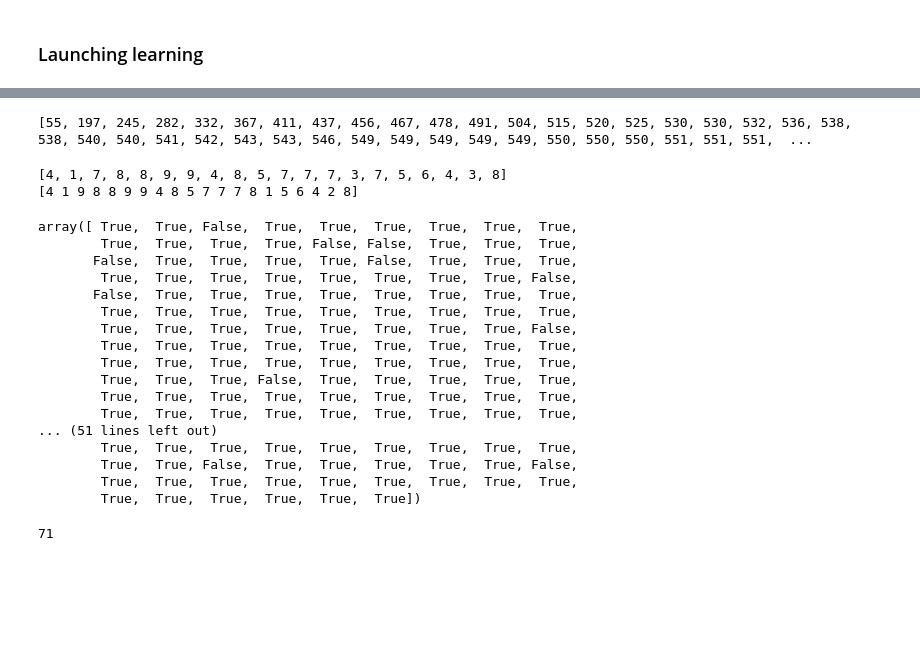
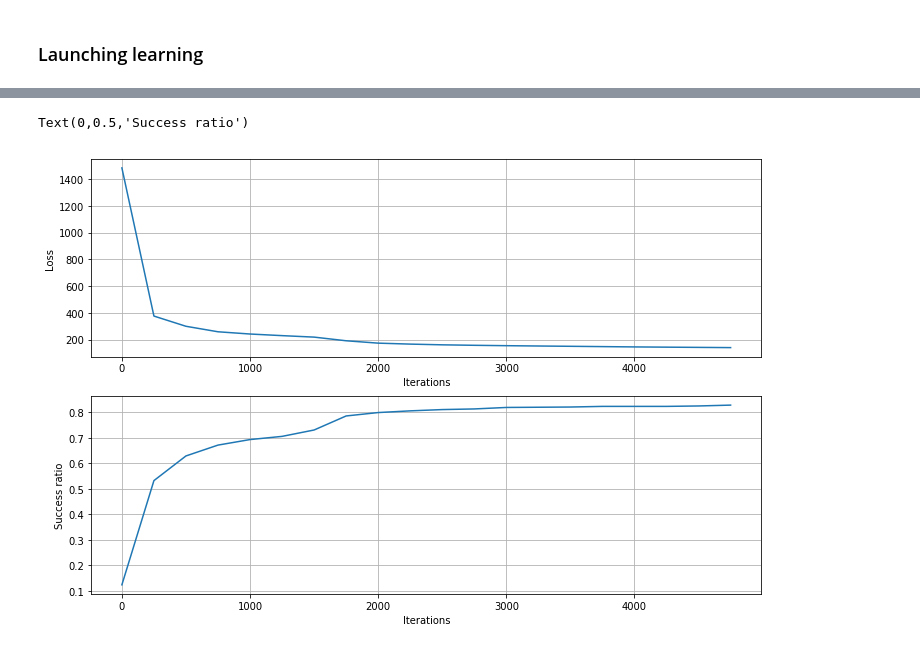
Before and after one commit to FrancoisPgm/apprentissage_auto, a Jupyter notebook: DeepLearning.ipynb, the cells around one changed output, grey strips where cells are left out. Saved outputs shown, nothing was run; the diff lists cells and outputs as text; code cells hidden in the pictures; blank space fills up the shorter version.

```diff
--- a/DeepLearning.ipynb
+++ b/DeepLearning.ipynb
@@ -143,0 +149,3 @@ dataEval.shape[0]
+# %%
+dTest=DataTest[0:600]
+lTest=LabelTest[0:600]
@@ -145,0 +158,8 @@ dataEval.shape[0]
+# %%
+def calcLoss(rawGT,guess):
+    return np.square(rawGT -guess).sum() / 2
+# %%
+def calcSuccess(gt,guess):
+    test= gt==list(map(lambda x :np.argmax(x),guess))
+    rightGuesses=len(list(filter(lambda x: x,test)))/len(gt)
+    return rightGuesses
@@ -164,5 +178,0 @@ labelEval2=np.asarray(list(map(lambda x : makeGT(x) ,labelEval.tolist())))
-# %%
-def backProgLastLayer(Y,Y_pred):
-    error=Y-Y_pred
-    delta=error*sigmoidDiff(Y_pred)
-    return error,delta
@@ -222,34 +218,18 @@ lSuccessRate=list(map(lambda x : x / 600,lSuccess))
-# %%
-showLearning(lR)
-# %% [output]
-[55, 197, 245, 282, 332, 367, 411, 437, 456, 467, 478, 491, 504, 515, 520, 525, 530, 530, 532, 536, 538, 538, 540, 540, 541, 542, 543, 543, 546, 549, 549, 549, 549, 549, 550, 550, 550, 551, 551, 551,  ...
-# %%
-print(list(map(lambda x :np.argmax(x),Y_pred))[0:20])
-print(labelEval[0:20])
-# %% [output]
-[4, 1, 7, 8, 8, 9, 9, 4, 8, 5, 7, 7, 7, 3, 7, 5, 6, 4, 3, 8]
-[4 1 9 8 8 9 9 4 8 5 7 7 7 8 1 5 6 4 2 8]
-# %%
-labelEval==list(map(lambda x :np.argmax(x),Y_pred))
-# %% [output]
-array([ True,  True, False,  True,  True,  True,  True,  True,  True,
-        True,  True,  True,  True, False, False,  True,  True,  True,
-       False,  True,  True,  True,  True, False,  True,  True,  True,
-        True,  True,  True,  True,  True,  True,  True,  True, False,
-       False,  True,  True,  True,  True,  True,  True,  True,  True,
-        True,  True,  True,  True,  True,  True,  True,  True,  True,
-        True,  True,  True,  True,  True,  True,  True,  True, False,
-        True,  True,  True,  True,  True,  True,  True,  True,  True,
-        True,  True,  True,  True,  True,  True,  True,  True,  True,
-        True,  True,  True, False,  True,  True,  True,  True,  True,
-        True,  True,  True,  True,  True,  True,  True,  True,  True,
-        True,  True,  True,  True,  True,  True,  True,  True,  True,
-... (51 lines left out)
-        True,  True,  True,  True,  True,  True,  True,  True,  True,
-        True,  True, False,  True,  True,  True,  True,  True, False,
-        True,  True,  True,  True,  True,  True,  True,  True,  True,
-        True,  True,  True,  True,  True,  True])
-# %%
-len(list(filter(lambda x: x,test)))
-# %% [output]
-71
+# %%
+absisse=[ 250 * ii for ii in range(len(lLearningLoss))]
+
+plt.figure(figsize=(12,8))
+plt.subplot(211)
+plt.plot(absisse,lLearningLoss)
+plt.xlabel('Iterations')
+plt.ylabel('Loss')
+plt.grid(True)
+
+plt.subplot(212)
+plt.grid(True)
+plt.plot(absisse,lLearningSuccess)
+plt.xlabel('Iterations')
+plt.ylabel('Success ratio')
+# %% [output]
+Text(0,0.5,'Success ratio')
+[figure, added]
```
Also changed, not shown: parts of 17 cells of this notebook.
